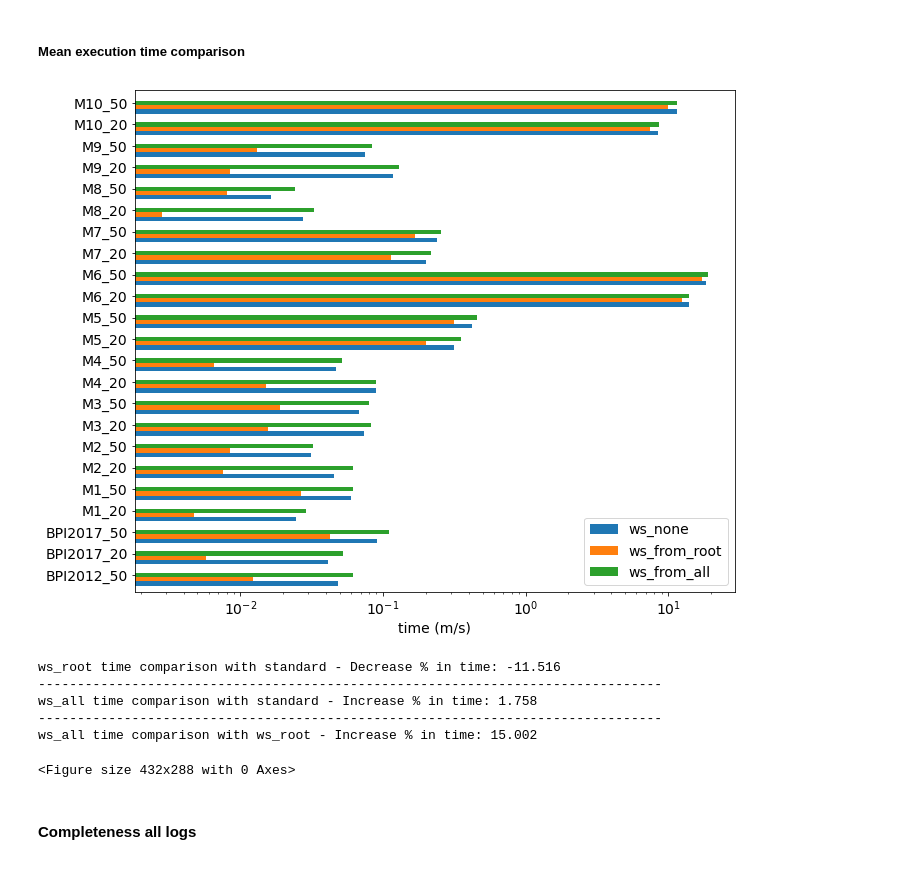
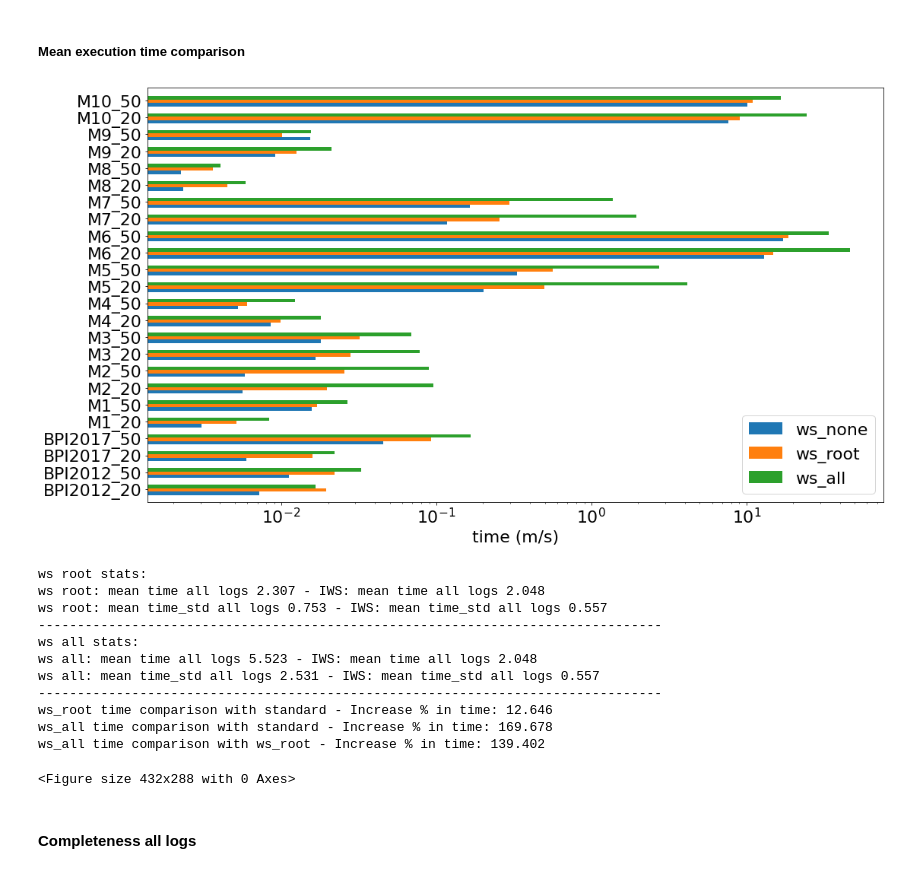
Before and after one commit to MaxTNielsen/ConformanceCheckingUsingTries, a Jupyter notebook: Jupyter/analysis.ipynb, the cells around one changed output. Drawn from its saved outputs; the diff is of its cells as text; code cells hidden in the pictures.

```diff
--- a/Jupyter/analysis.ipynb
+++ b/Jupyter/analysis.ipynb
@@ -19,9 +19,7 @@ from IPython.utils import io
 
 from utils import get_occ_dfs, get_hmmconf_df, get_bp_df
 import validation
-from validation import get_dataset_metrics, extract_filename, plot_bar_chart_comparison, plot_bar_chart_comparison_, get_statistics, print_stat, print_procentual
-
-plt.rcParams.update({'font.size': 14})
+from validation import get_dataset_metrics, extract_filename, plot_bar_chart_comparison_, get_statistics, print_stat, print_procentual
 # %%
 INPUT_DIR = os.path.join('..','output')
 PREFIX_ALIGN_DIR = os.path.join(INPUT_DIR, 'prefix-alignment')
@@ -133,15 +283,15 @@ dims_25 = {'conf': 1, 'compl': 2, 'confi': 3, 'total': 4, 'trace_length': 5, 'ti
 avg_costs_25 = {'conf': [], 'compl': [], 'confi': [], 'total': [], 'trace_length': [], 'time': []}
 
 no_compl_no_conf_dict, dict_keys = get_dataset_metrics(
-   INPUT_DIR+"/tripleocc_runs/test", dims=dims_14, avg_costs=avg_costs_14, regex_f=extract_filename)
+   INPUT_DIR+"/tripleocc_runs/no_compl_no_conf", dims=dims_14, avg_costs=avg_costs_14, regex_f=extract_filename)
 # no_compl_avg_dict, _ = get_dataset_metrics(
 #     INPUT_DIR+"/tripleocc_runs/no_compl_avg", dims=dims_25, avg_costs=avg_costs_25, regex_f=extract_filename)
 # no_compl_min_dict, _ = get_dataset_metrics(
 #     INPUT_DIR+"/tripleocc_runs/no_compl_min", dims=dims_25, avg_costs=avg_costs_25, regex_f=extract_filename)
 no_conf_ws_root_dict, dict_keys_ = get_dataset_metrics(
-    INPUT_DIR+"/tripleocc_runs/no_ws_encoded", dims=dims_25, avg_costs=avg_costs_25, regex_f=extract_filename)
+    INPUT_DIR+"/tripleocc_runs/no_conf_ws_root", dims=dims_25, avg_costs=avg_costs_25, regex_f=extract_filename)
 no_conf_ws_all_states_dict, _  = get_dataset_metrics(
-    INPUT_DIR+"/tripleocc_runs/no_ws_compressed", dims=dims_14, avg_costs=avg_costs_14, regex_f=extract_filename)
+    INPUT_DIR+"/tripleocc_runs/no_conf_ws_all_compressed", dims=dims_25, avg_costs=avg_costs_25, regex_f=extract_filename)
 # %% [markdown]
 ### Completeness
 # %%
@@ -150,9 +300,9 @@ no_conf_ws_all_stats=get_statistics(no_conf_ws_all_states_dict, validation.compl
 no_conf_ws_root_stats=get_statistics(no_conf_ws_root_dict, validation.completeness_output)
 # %%
 """Grouped bar chart - ws root"""
-
+plt.rcParams.update({'font.size': 22})
 plot_bar_chart_comparison_(validation.completeness_labels, no_compl_no_conf_compl_stats,
-                            no_conf_ws_root_stats, no_conf_ws_all_stats,'mean', ['ws_none', 'ws_from_root', 'ws_from_all'], "alignment cost", "avg alignment cost pr log")
+                            no_conf_ws_root_stats, no_conf_ws_all_stats,'mean', ['ws_none', 'ws_root', 'ws_all'], "alignment cost", "avg alignment cost pr log")
 
 print("ws root stats:")
 print_stat('mean', no_conf_ws_root_stats, no_compl_no_conf_compl_stats, "ws root", "IWS")
@@ -163,6 +313,7 @@ print("ws all stats:")
 print_stat('mean', no_conf_ws_all_stats, no_compl_no_conf_compl_stats, "ws all", "IWS")
 print_stat('std', no_conf_ws_all_stats, no_compl_no_conf_compl_stats,  "ws all", "IWS")
 print(print_procentual('mean','conformance',no_conf_ws_all_stats, no_compl_no_conf_compl_stats))
-
 plt.savefig("images/avg alingment cost pr log - completeness.pdf")
+#plt.show()
+#plt.close()
 # %% [output]
@@ -189,23 +340,37 @@ Increase % in conformance: 0.017
 #     for dict_ in data_dicts:
 #         dict_[log]['time'] = scaler.transform(np.asarray(dict_[log]['time']).reshape(-1,1)).flatten()
 # %%
+plt.rcParams.update({'font.size': 22})
 plot_bar_chart_comparison_(validation.completeness_labels, no_compl_no_conf_compl_stats,
-                          no_conf_ws_root_stats, no_conf_ws_all_stats,'time', ['ws_none', 'ws_from_root', 'ws_from_all'], "time (m/s)", "avg miliseconds pr event in log", True)
-
+                          no_conf_ws_root_stats, no_conf_ws_all_stats,'time', ['ws_none', 'ws_root', 'ws_all'], "time (m/s)", "avg miliseconds pr event in log", True)
+print("ws root stats:")
+print_stat('time', no_conf_ws_root_stats, no_compl_no_conf_compl_stats, "ws root", "IWS")
+print_stat('time_std', no_conf_ws_root_stats, no_compl_no_conf_compl_stats,  "ws root", "IWS")
+print(40*"--")
+print("ws all stats:")
+print_stat('time', no_conf_ws_all_stats, no_compl_no_conf_compl_stats, "ws all", "IWS")
+print_stat('time_std', no_conf_ws_all_stats, no_compl_no_conf_compl_stats,  "ws all", "IWS")
+print(40*"--")
 print("ws_root time comparison with standard - "+print_procentual('time','time',no_conf_ws_root_stats, no_compl_no_conf_compl_stats))
-print(40*"--")
 print("ws_all time comparison with standard - "+print_procentual('time','time',no_conf_ws_all_stats, no_compl_no_conf_compl_stats))
-print(40*"--")
 print("ws_all time comparison with ws_root - "+print_procentual('time','time',no_conf_ws_all_stats, no_conf_ws_root_stats))
 
 plt.savefig("images/avg miliseconds pr event in log - completeness.pdf")
+#plt.show()
+#plt.close()
 # %% [output]
-[figure, old version]
+[figure, new version]
-ws_root time comparison with standard - Decrease % in time: -11.516
+ws root stats:
+ws root: mean time all logs 2.307 - IWS: mean time all logs 2.048
+ws root: mean time_std all logs 0.753 - IWS: mean time_std all logs 0.557
 --------------------------------------------------------------------------------
-ws_all time comparison with standard - Increase % in time: 1.758
+ws all stats:
+ws all: mean time all logs 5.523 - IWS: mean time all logs 2.048
+ws all: mean time_std all logs 2.531 - IWS: mean time_std all logs 0.557
 --------------------------------------------------------------------------------
-ws_all time comparison with ws_root - Increase % in time: 15.002
+ws_root time comparison with standard - Increase % in time: 12.646
+ws_all time comparison with standard - Increase % in time: 169.678
+ws_all time comparison with ws_root - Increase % in time: 139.402
 <Figure size 432x288 with 0 Axes>
 # %% [markdown]
 #### Completeness all logs
```
Also changed, not shown: parts of 72 cells of this notebook, 27 other files.
